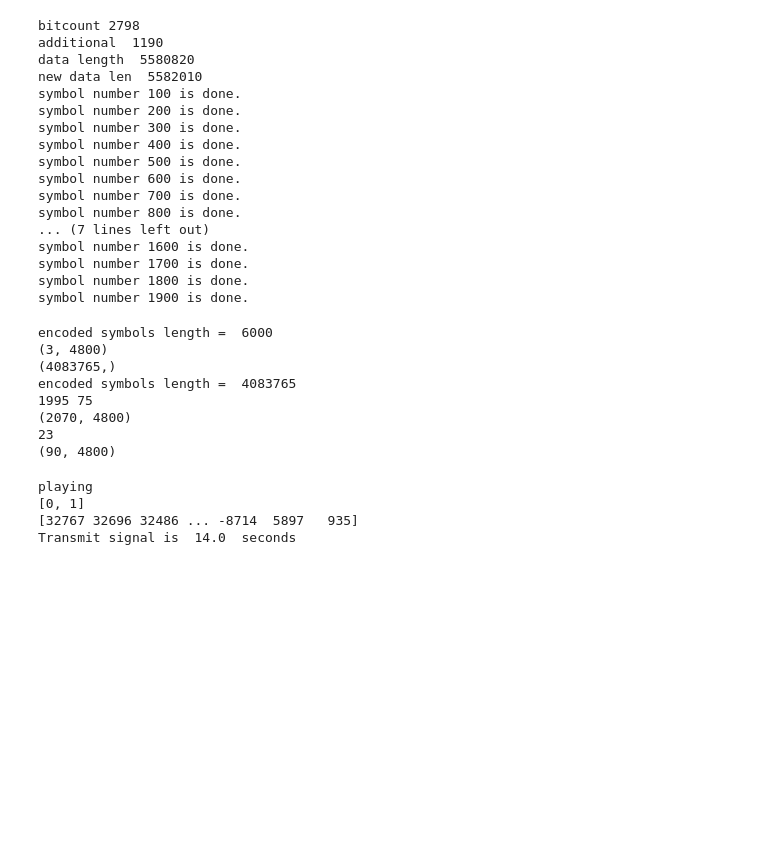
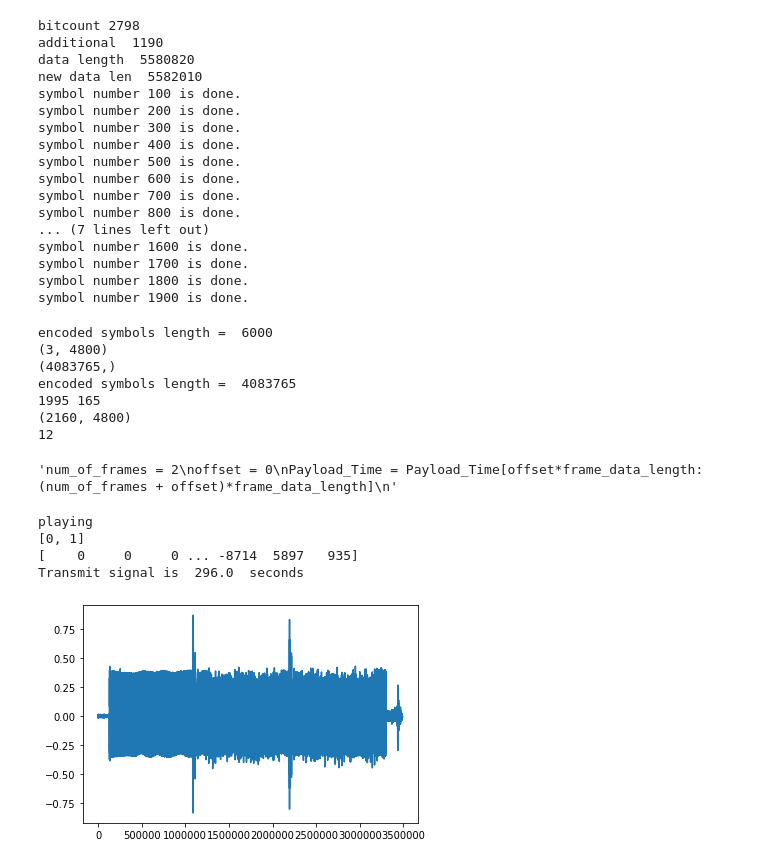
Before and after one commit to kaijunge/CleanNoise_GF3, a Jupyter notebook: Audio Modem 2.ipynb, the cells around one changed output. Saved outputs shown, nothing was run; the diff lists cells and outputs as text; code cells hidden in the pictures; blank space fills up the shorter version.

```diff
--- a/Audio Modem 2.ipynb
+++ b/Audio Modem 2.ipynb
@@ -83,20 +94,21 @@ num_of_frames = int(len(Payload_Time)/frame_data_length)
 
 print(num_of_frames)
 
-num_of_frames = 1
+'''num_of_frames = 2
 offset = 0
 Payload_Time = Payload_Time[offset*frame_data_length:(num_of_frames + offset)*frame_data_length]
-
-print(Payload_Time.shape)
+'''
+#num_of_frames += 1
+#Payload_Time = np.concatenate((Payload_Time[:frame_data_length], Payload_Time))
 # %% [output]
 encoded symbols length =  6000
 (3, 4800)
 (4083765,)
 encoded symbols length =  4083765
-1995 75
-(2070, 4800)
-23
-(90, 4800)
+1995 165
+(2160, 4800)
+12
+'num_of_frames = 2\noffset = 0\nPayload_Time = Payload_Time[offset*frame_data_length:(num_of_frames + offset)*frame_data_length]\n'
 # %%
 # Prepare what to transmit
 
@@ -109,9 +125,25 @@ Payload = prepare_payload_std(Payload_Time, CE_transmit, chirp_signal, num_of_fr
 # %%
-x = save_transmit( tuple(Payload) , playOutput=True)
+x = save_transmit( (Pause(20),) + tuple(Payload) , playOutput=True)
+#x = save_transmit( tuple(Payload) , playOutput=True)
 print("Transmit signal is ", round(len(x)/fs, 2), " seconds")
 # %% [output]
 playing
 [0, 1]
-[32767 32696 32486 ... -8714  5897   935]
-Transmit signal is  14.0  seconds
+[    0     0     0 ... -8714  5897   935]
+Transmit signal is  296.0  seconds
+# %%
+y = audioDataFromFile('Wav_Files/recording_pad6.wav')
+y_next = removeChirpAndPause_std(y, chirp_signal, 600000, plot = False, rng = 100)
+
+
+block_length= N+CP
+offset = block_length * (CE_repeat *6) # + frame_data_length)
+
+y_next = y_next[offset:]
+#plot_y(y_next)
+
+y = audioDataFromFile('Wav_Files/recording_long_pad.wav')
+plot_y(y)
+# %% [output]
+[figure, added]
 # %%
```
Also changed, not shown: parts of 19 cells of this notebook, 5 other files.
